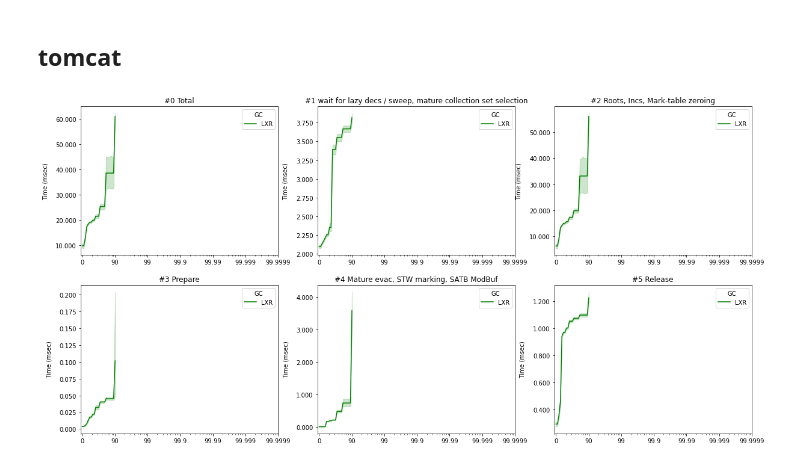
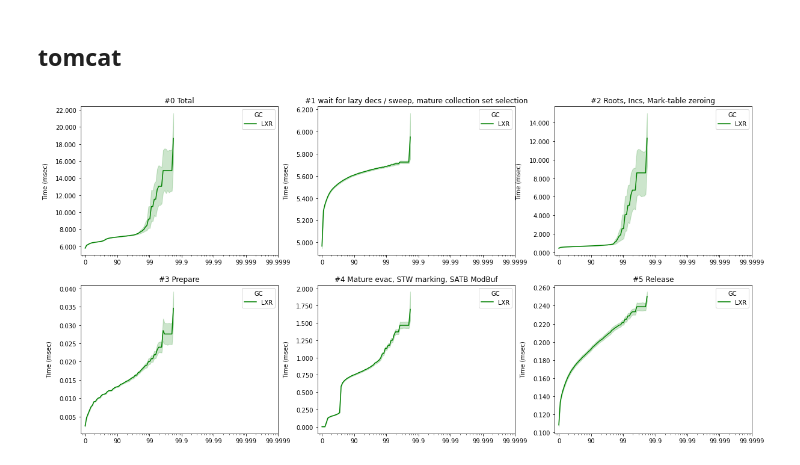
Before and after one commit to wenyuzhao/mmtk-dev, a Jupyter notebook: evaluation/configs/lxr-pause-time-curve/phase-time.ipynb, the cells around one changed output. Drawn from its saved outputs; the diff is of its cells as text; code cells hidden in the pictures.

```diff
--- a/evaluation/configs/lxr-pause-time-curve/phase-time.ipynb
+++ b/evaluation/configs/lxr-pause-time-curve/phase-time.ipynb
@@ -141,10 +141,10 @@ plot_phases(BENCH, log(runid1, f'{BENCHS[BENCH]}.jdk.ix.common.tph.mmtk_perf.nr-
 # %% [markdown]
 ## tomcat
 # %%
-BENCH = 'h2'
+BENCH = 'tomcat'
 
 runid1 = 'elk-2021-12-05-Sun-154101'
 
 plot_phases(BENCH, log(runid1, f'{BENCHS[BENCH]}.jdk.ix.common.tph.mmtk_perf.nr-1.dacapochopin-29a657f'))
 # %% [output]
-[figure, old version]
+[figure, new version]
```
